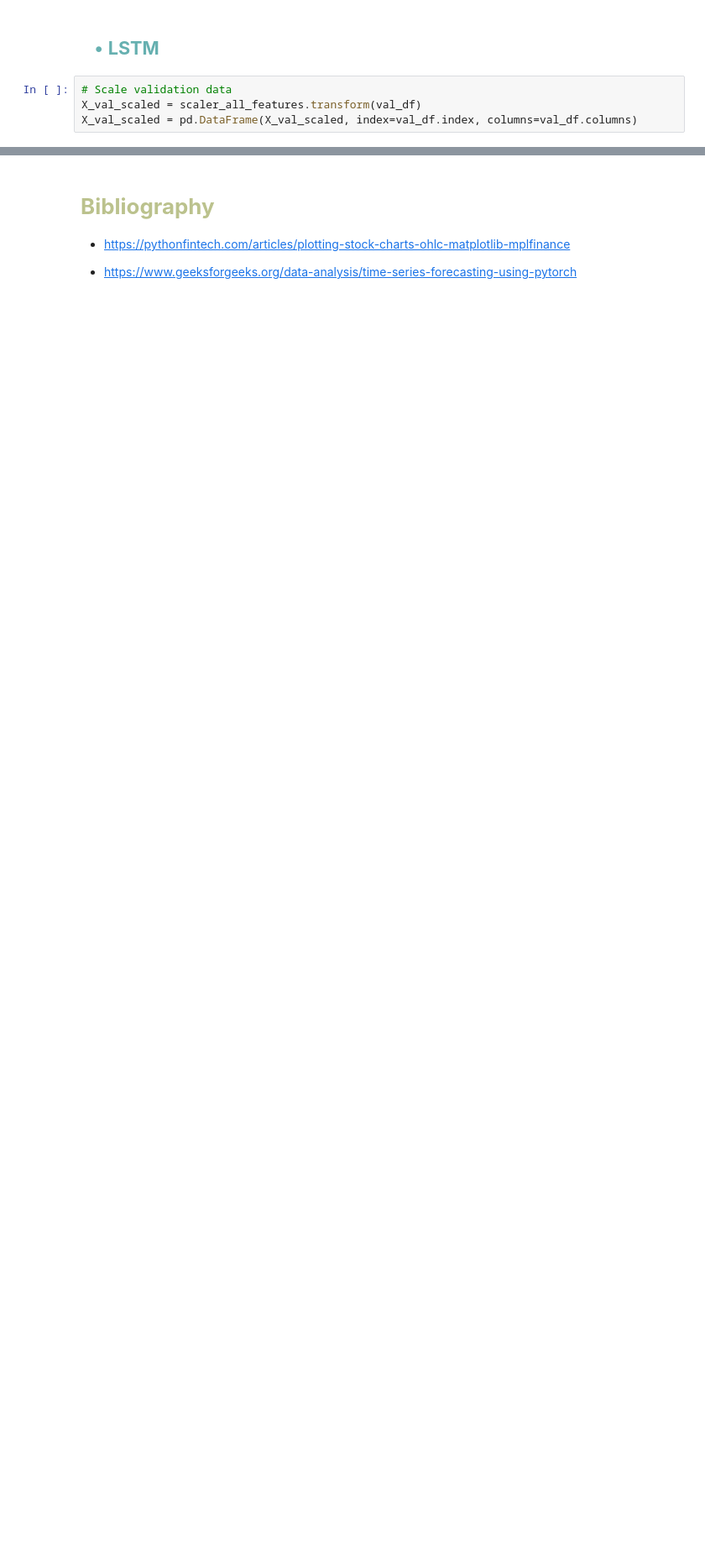
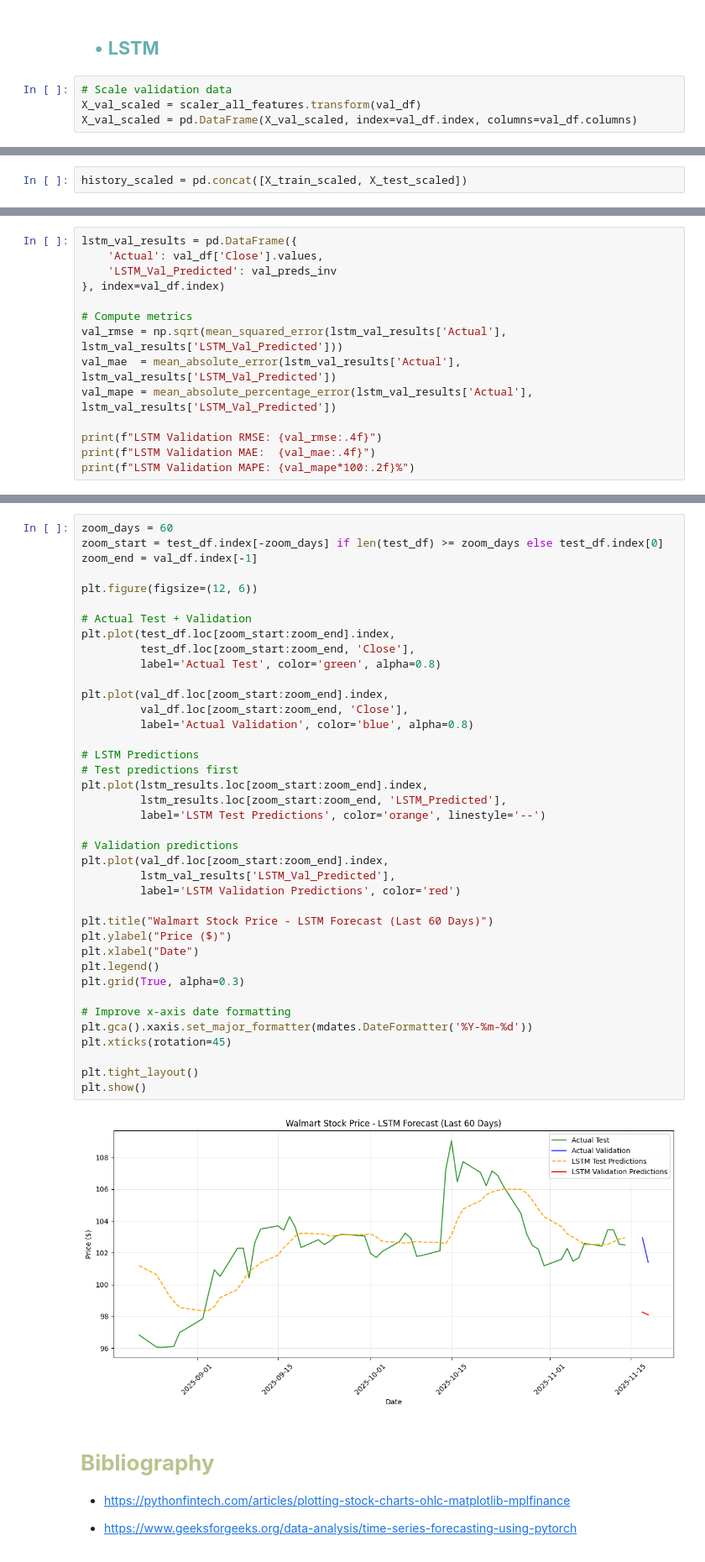
Before and after one commit to ch0fas/ML_Projects, a Jupyter notebook: L3_StockExchange/stock_exchange_forecasting.ipynb, the cells around one changed output, grey strips where cells are left out. Shown at 84% size. Cells and saved outputs as stored; diff of their text form; blank space fills up the shorter version.

Commit message:
sighs, ig validation for lstm is done?

```diff
--- a/L3_StockExchange/stock_exchange_forecasting.ipynb
+++ b/L3_StockExchange/stock_exchange_forecasting.ipynb
@@ -978,0 +980,2 @@ X_val_scaled = pd.DataFrame(X_val_scaled, index=val_df.index, columns=val_df.col
+# %%
+history_scaled = pd.concat([X_train_scaled, X_test_scaled])
@@ -978,0 +1018,14 @@ X_val_scaled = pd.DataFrame(X_val_scaled, index=val_df.index, columns=val_df.col
+# %%
+lstm_val_results = pd.DataFrame({
+    'Actual': val_df['Close'].values,
+    'LSTM_Val_Predicted': val_preds_inv
+}, index=val_df.index)
+
+# Compute metrics
+val_rmse = np.sqrt(mean_squared_error(lstm_val_results['Actual'], lstm_val_results['LSTM_Val_Predicted']))
+val_mae  = mean_absolute_error(lstm_val_results['Actual'], lstm_val_results['LSTM_Val_Predicted'])
+val_mape = mean_absolute_percentage_error(lstm_val_results['Actual'], lstm_val_results['LSTM_Val_Predicted'])
+
+print(f"LSTM Validation RMSE: {val_rmse:.4f}")
+print(f"LSTM Validation MAE:  {val_mae:.4f}")
+print(f"LSTM Validation MAPE: {val_mape*100:.2f}%")
@@ -979,3 +1036,44 @@ X_val_scaled = pd.DataFrame(X_val_scaled, index=val_df.index, columns=val_df.col
+# %%
+zoom_days = 60
+zoom_start = test_df.index[-zoom_days] if len(test_df) >= zoom_days else test_df.index[0]
+zoom_end = val_df.index[-1]
+
+plt.figure(figsize=(12, 6))
+
+# Actual Test + Validation
+plt.plot(test_df.loc[zoom_start:zoom_end].index,
+         test_df.loc[zoom_start:zoom_end, 'Close'],
+         label='Actual Test', color='green', alpha=0.8)
+
+plt.plot(val_df.loc[zoom_start:zoom_end].index,
+         val_df.loc[zoom_start:zoom_end, 'Close'],
+         label='Actual Validation', color='blue', alpha=0.8)
+
+# LSTM Predictions
+# Test predictions first
+plt.plot(lstm_results.loc[zoom_start:zoom_end].index,
+         lstm_results.loc[zoom_start:zoom_end, 'LSTM_Predicted'],
+         label='LSTM Test Predictions', color='orange', linestyle='--')
+
+# Validation predictions
+plt.plot(val_df.loc[zoom_start:zoom_end].index,
+         lstm_val_results['LSTM_Val_Predicted'],
+         label='LSTM Validation Predictions', color='red')
+
+plt.title("Walmart Stock Price - LSTM Forecast (Last 60 Days)")
+plt.ylabel("Price ($)")
+plt.xlabel("Date")
+plt.legend()
+plt.grid(True, alpha=0.3)
+
+# Improve x-axis date formatting
+plt.gca().xaxis.set_major_formatter(mdates.DateFormatter('%Y-%m-%d'))
+plt.xticks(rotation=45)
+
+plt.tight_layout()
+plt.show()
+# %% [output]
+[figure, added]
 # %% [markdown]
 # <font color= #bbc28d> **Bibliography** </font>
 
```
Also changed, not shown: parts of 10 cells of this notebook, 1 other file.
